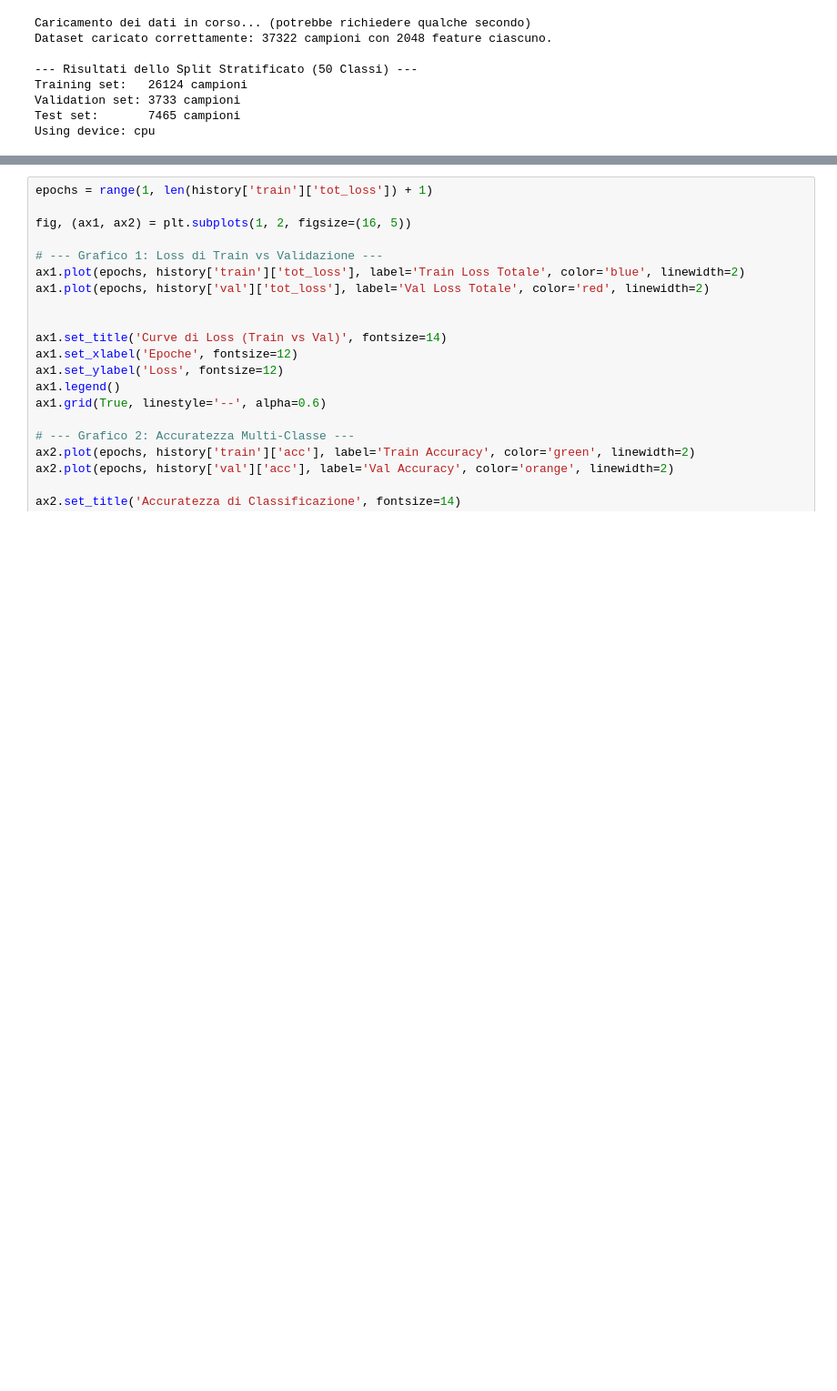
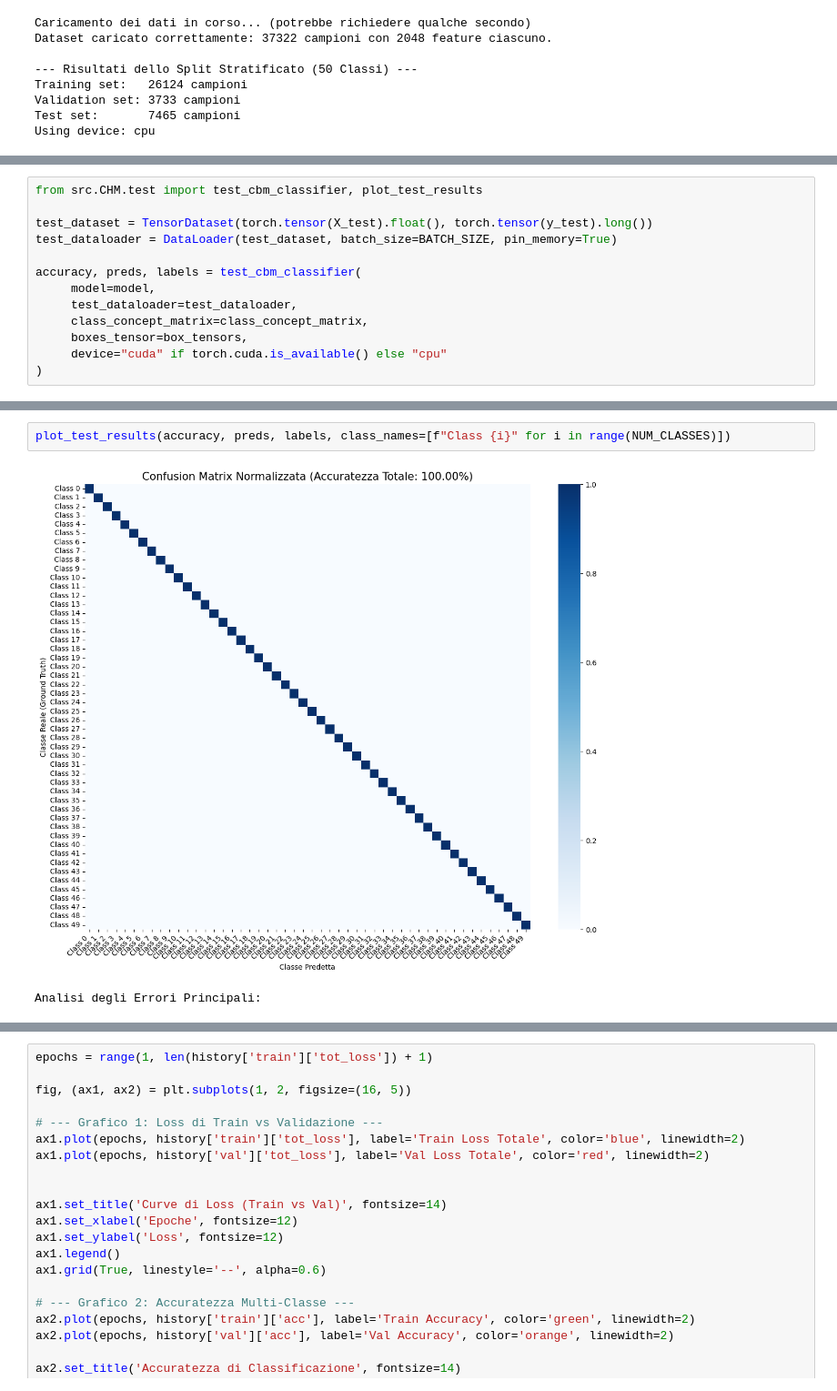
Before and after one commit to stefano-gamba/BoxEmbeddingCBM, a Jupyter notebook: notebooks/a-priori-boxes.ipynb, the cells around one changed output, grey strips where cells are left out. Shown at 91% size. Saved outputs shown, nothing was run; the diff lists cells and outputs as text; blank space fills up the shorter version.

Commit message:
test independent classifier training

```diff
--- a/notebooks/a-priori-boxes.ipynb
+++ b/notebooks/a-priori-boxes.ipynb
@@ -250,0 +251,13 @@ plt.show()
+# %%
+from src.CHM.test import test_cbm_classifier, plot_test_results
+
+test_dataset = TensorDataset(torch.tensor(X_test).float(), torch.tensor(y_test).long())
+test_dataloader = DataLoader(test_dataset, batch_size=BATCH_SIZE, pin_memory=True)
+
+accuracy, preds, labels = test_cbm_classifier(
+     model=model,
+     test_dataloader=test_dataloader,
+     class_concept_matrix=class_concept_matrix,
+     boxes_tensor=box_tensors,
+     device="cuda" if torch.cuda.is_available() else "cpu"
+)
@@ -251,3 +282,8 @@ plt.show()
+# %%
+plot_test_results(accuracy, preds, labels, class_names=[f"Class {i}" for i in range(NUM_CLASSES)])
+# %% [output]
+[figure, added]
+Analisi degli Errori Principali:
 # %%
 info = "rel_matrix"
 model = ConceptBottleneckClassifier(box_dim=box_tensors.size(-1), num_classes=NUM_CLASSES, num_concepts=NUM_CONCEPTS, info=info)
```
Also changed, not shown: parts of 12 cells of this notebook, 3 other files.
